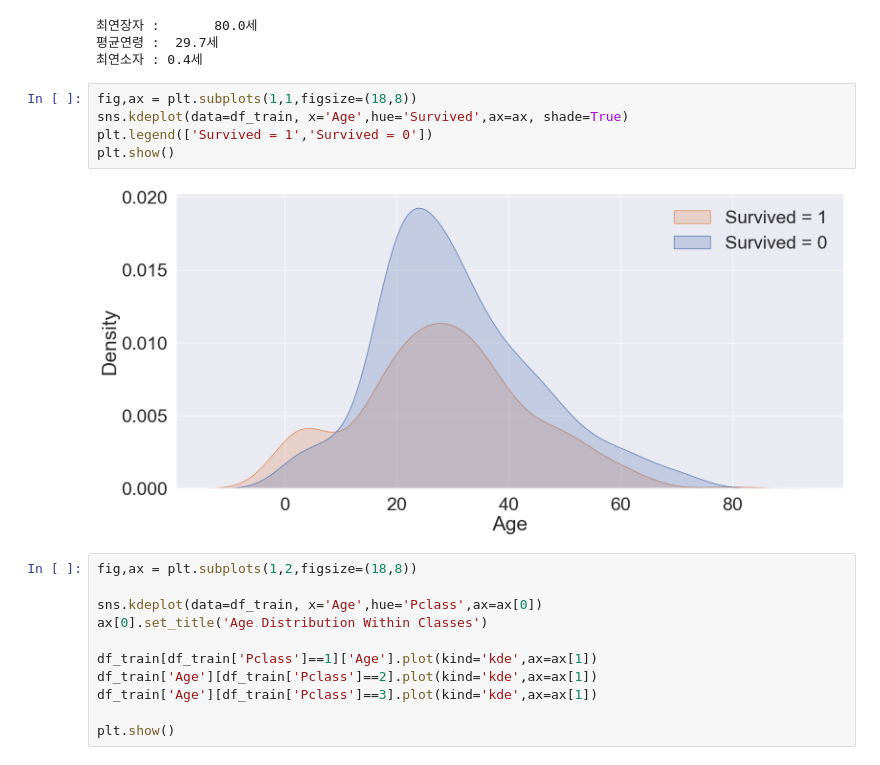
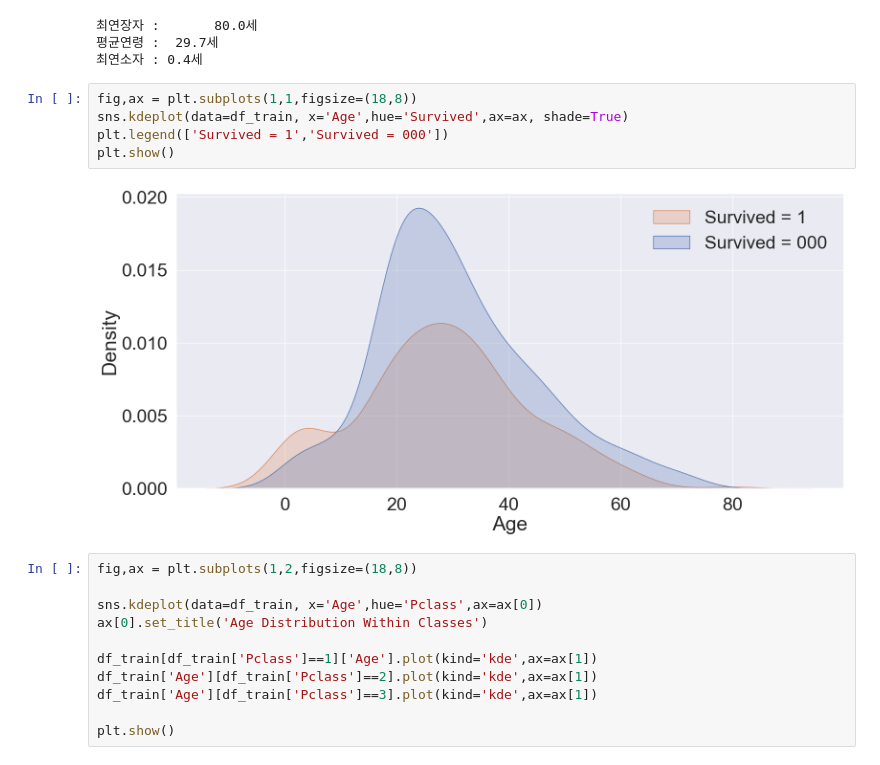
Before and after one commit to JW-Namsta/Kaggle_Study, a Jupyter notebook: Titanic/Titanic_copy_2.ipynb, the cells around one changed output. Cells and saved outputs as stored; diff of their text form.

```diff
--- a/Titanic/Titanic_copy_2.ipynb
+++ b/Titanic/Titanic_copy_2.ipynb
@@ -182,10 +182,10 @@ print("최연소자 : {:.1f}세".format(df_train['Age'].min()))
 # %%
 fig,ax = plt.subplots(1,1,figsize=(18,8))
 sns.kdeplot(data=df_train, x='Age',hue='Survived',ax=ax, shade=True)
-plt.legend(['Survived = 1','Survived = 0'])
+plt.legend(['Survived = 1','Survived = 000'])
 plt.show()
 # %% [output]
-[figure, old version]
+[figure, new version]
 # %%
 fig,ax = plt.subplots(1,2,figsize=(18,8))
 
```
Also changed, not shown: parts of 2 cells of this notebook.
